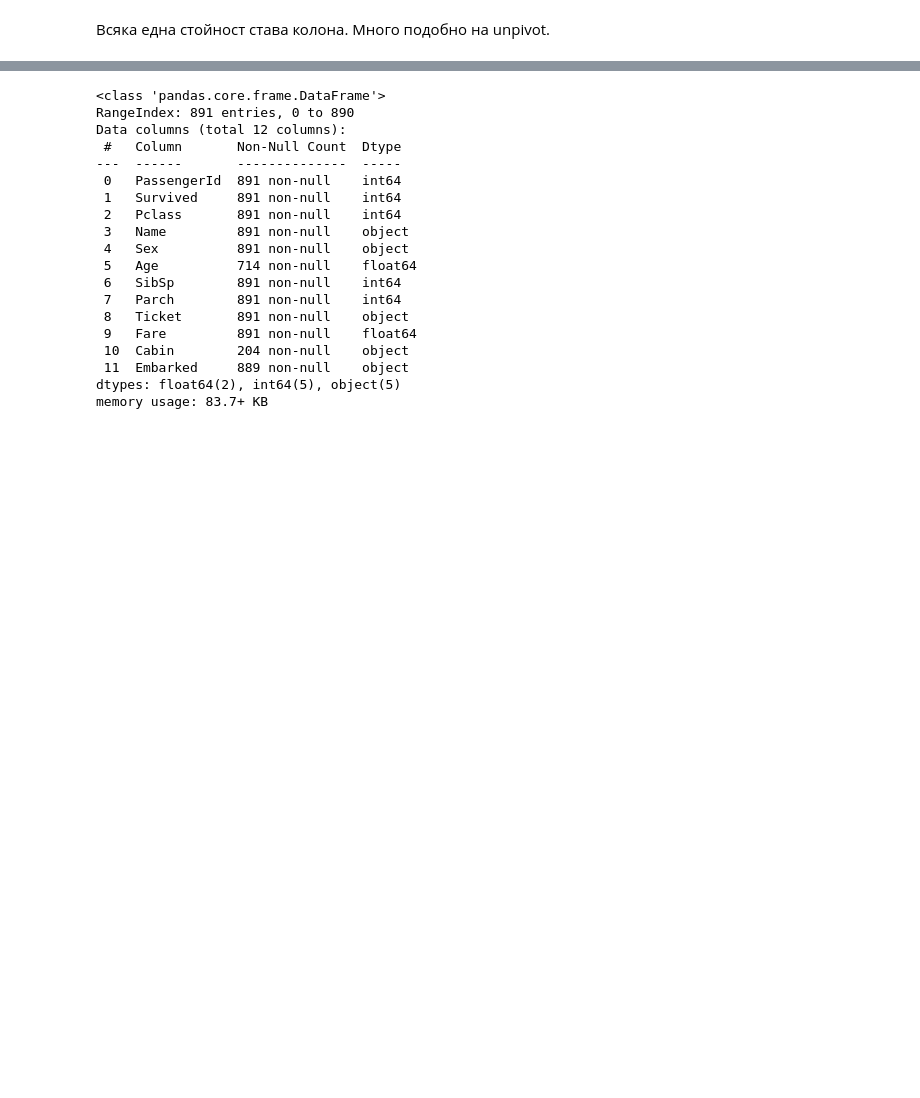
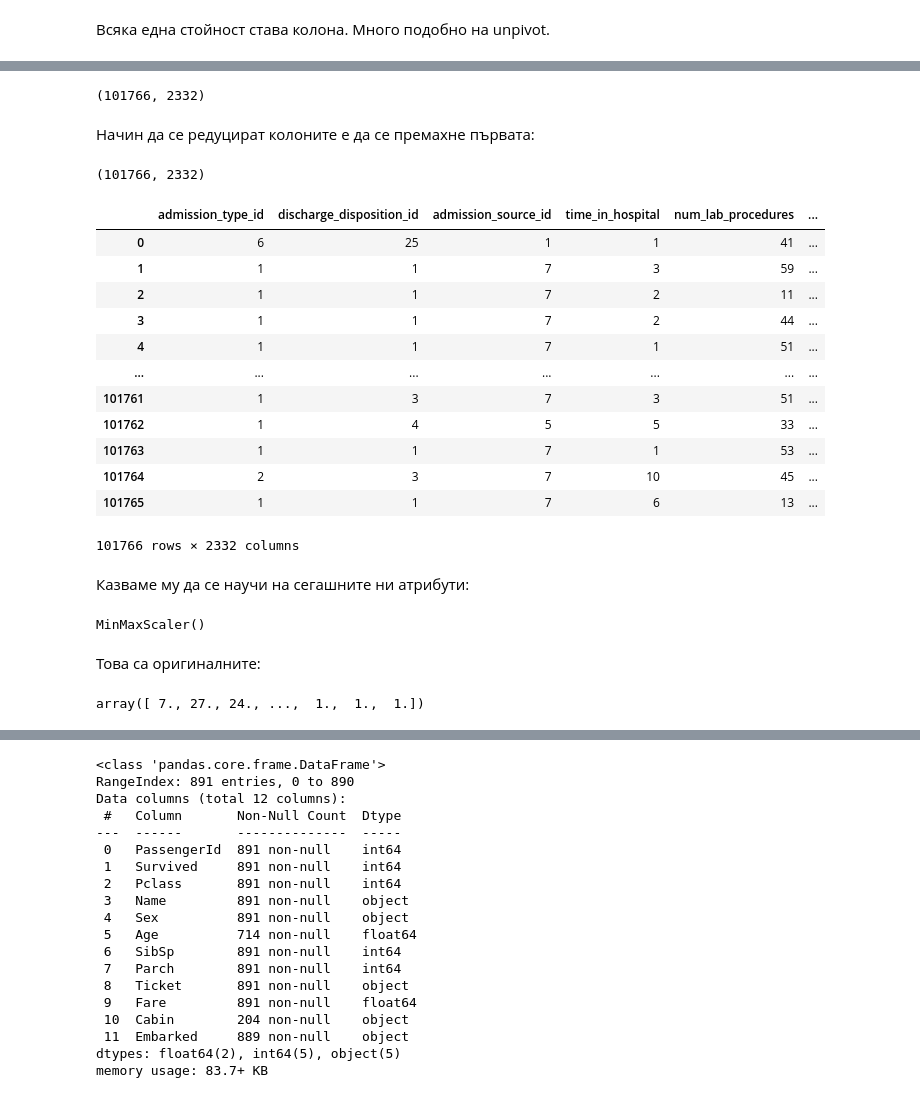
Before and after one commit to GalkaKG/Machine-Learning, a Jupyter notebook: 01.Introduction to Machine Learning/01.Introduction to Machine Learning.ipynb, the cells around one changed output, grey strips where cells are left out. Cells and saved outputs as stored; diff of their text form; code cells hidden in the pictures; blank space fills up the shorter version.

```diff
--- a/01.Introduction to Machine Learning/01.Introduction to Machine Learning.ipynb
+++ b/01.Introduction to Machine Learning/01.Introduction to Machine Learning.ipynb
@@ -432,0 +457,30 @@ pd.get_dummies(diabetes_data.metformin).astype(int)
+# %%
+attributes = pd.get_dummies(attributes)
+# %%
+attributes.shape
+# %% [output]
+(101766, 2332)
+# %% [markdown]
+Начин да се редуцират колоните е да се премахне първата:
+# %%
+attributes = pd.get_dummies(attributes, drop_first = True)
+# %%
+attributes.shape
+# %% [output]
+(101766, 2332)
+# %%
+attributes
+# %% [output]
+|  | admission_type_id | discharge_disposition_id | admission_source_id | time_in_hospital | num_lab_procedures | ... |
+| 0 | 6 | 25 | 1 | 1 | 41 | ... |
+| 1 | 1 | 1 | 7 | 3 | 59 | ... |
+| 2 | 1 | 1 | 7 | 2 | 11 | ... |
+| 3 | 1 | 1 | 7 | 2 | 44 | ... |
+| 4 | 1 | 1 | 7 | 1 | 51 | ... |
+| ... | ... | ... | ... | ... | ... | ... |
+| 101761 | 1 | 3 | 7 | 3 | 51 | ... |
+| 101762 | 1 | 4 | 5 | 5 | 33 | ... |
+| 101763 | 1 | 1 | 7 | 1 | 53 | ... |
+| 101764 | 2 | 3 | 7 | 10 | 45 | ... |
+| 101765 | 1 | 1 | 7 | 6 | 13 | ... |
+101766 rows × 2332 columns
@@ -432,0 +489,12 @@ pd.get_dummies(diabetes_data.metformin).astype(int)
+# %% [markdown]
+Казваме му да се научи на сегашните ни атрибути:
+# %%
+scaler.fit(attributes)
+# %% [output]
+MinMaxScaler()
+# %% [markdown]
+Това са оригиналните:
+# %%
+scaler.data_range_
+# %% [output]
+array([ 7., 27., 24., ...,  1.,  1.,  1.])
```
Also changed, not shown: parts of 19 cells of this notebook.
